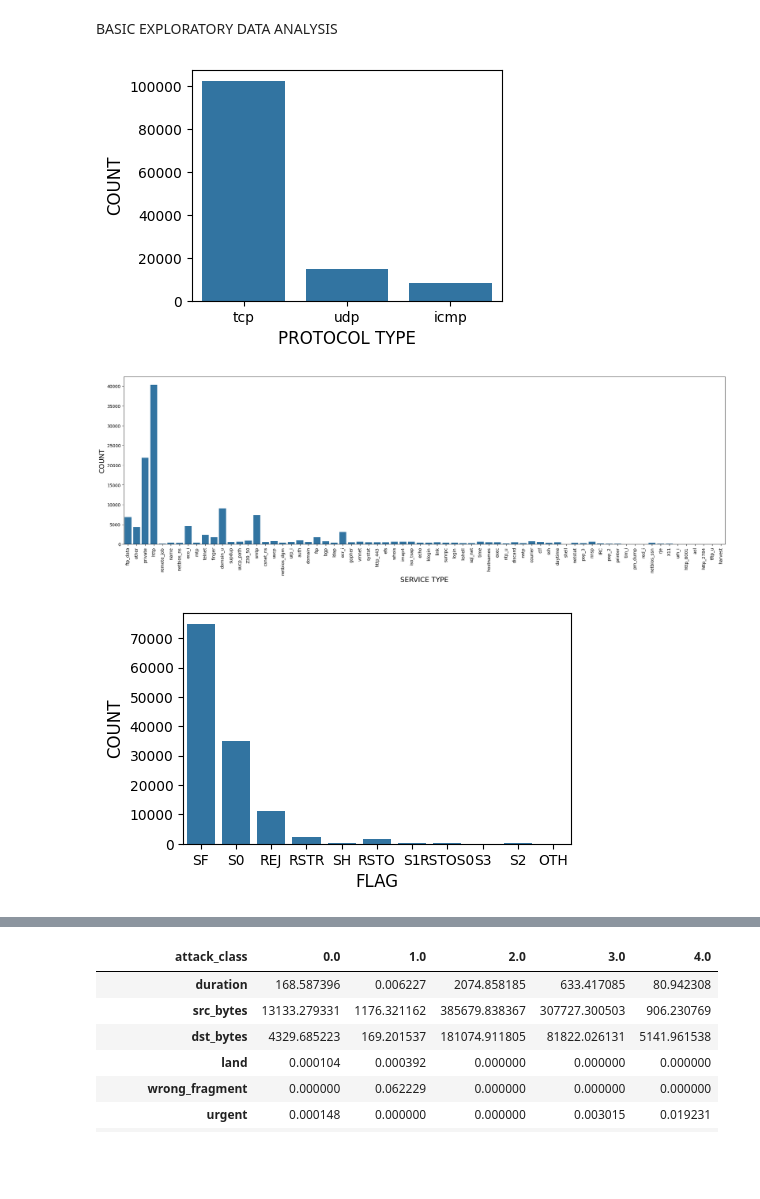
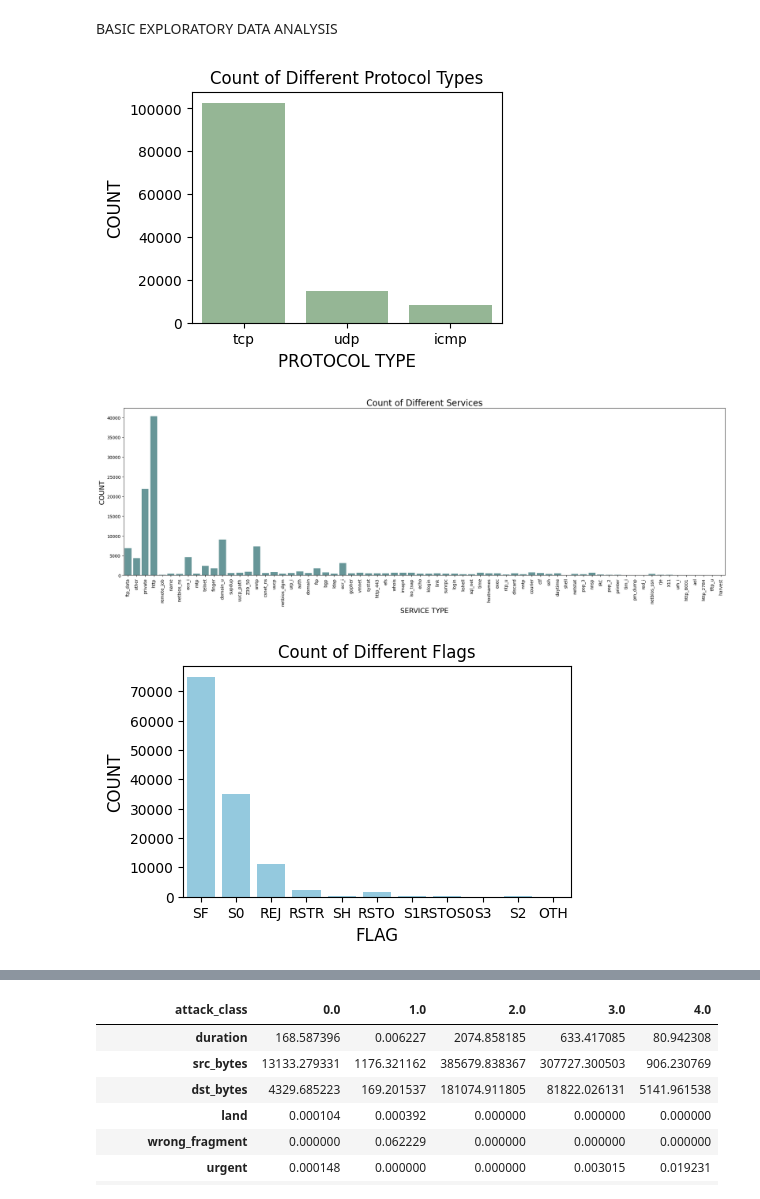
Before and after one commit to Manahil29/NIDS, a Jupyter notebook: NIDS-ML.ipynb, the cells around one changed output, grey strips where cells are left out. Saved outputs shown, nothing was run; the diff lists cells and outputs as text; code cells hidden in the pictures; blank space fills up the shorter version.

Commit message:
Added more graphs for better visualization.

```diff
--- a/NIDS-ML.ipynb
+++ b/NIDS-ML.ipynb
@@ -27,8 +27,8 @@ from tabulate import tabulate
 # %% [markdown]
 ## Loading training and testing files
 # %%
-train = pd.read_csv("/content/Train.csv")
-test = pd.read_csv("/content/Test.csv")
+train = pd.read_csv("Train.csv")
+test = pd.read_csv("Test.csv")
 # %%
 train.head()
 # %% [output]
@@ -284,31 +284,34 @@ BASIC EXPLORATORY DATA ANALYSIS
 # %%
 # Protocol type distribution
 plt.figure(figsize=(4, 3))
-sns.countplot(x="protocol_type", data=train)
+sns.countplot(x="protocol_type", data=train, color="darkseagreen")
+plt.title("Count of Different Protocol Types")
 plt.xlabel("PROTOCOL TYPE", fontsize=12)
 plt.ylabel("COUNT", fontsize=12)
 plt.show()
 # %% [output]
-[figure, old version]
+[figure, new version]
 # %%
 # service distribution
 plt.figure(figsize=(25, 7))
-sns.countplot(x="service", data=train)
+sns.countplot(x="service", data=train, color="cadetblue")
+plt.title("Count of Different Services", fontsize=20)
 plt.xlabel("SERVICE TYPE", fontsize=16)
 plt.ylabel("COUNT", fontsize=16)
 plt.xticks(rotation=90)
 plt.show()
 # %% [output]
-[figure, old version]
+[figure, new version]
 # %%
 # flag distribution
 plt.figure(figsize=(5, 3))
-sns.countplot(x="flag", data=train)
+sns.countplot(x="flag", data=train, color="skyblue")
+plt.title("Count of Different Flags")
 plt.xlabel("FLAG", fontsize=12)
 plt.ylabel("COUNT", fontsize=12)
 plt.show()
 # %% [output]
-[figure, old version]
+[figure, new version]
 # %%
 # attack distribution
 plt.figure(figsize=(7, 3))
```
Also changed, not shown: parts of 8 cells of this notebook.
